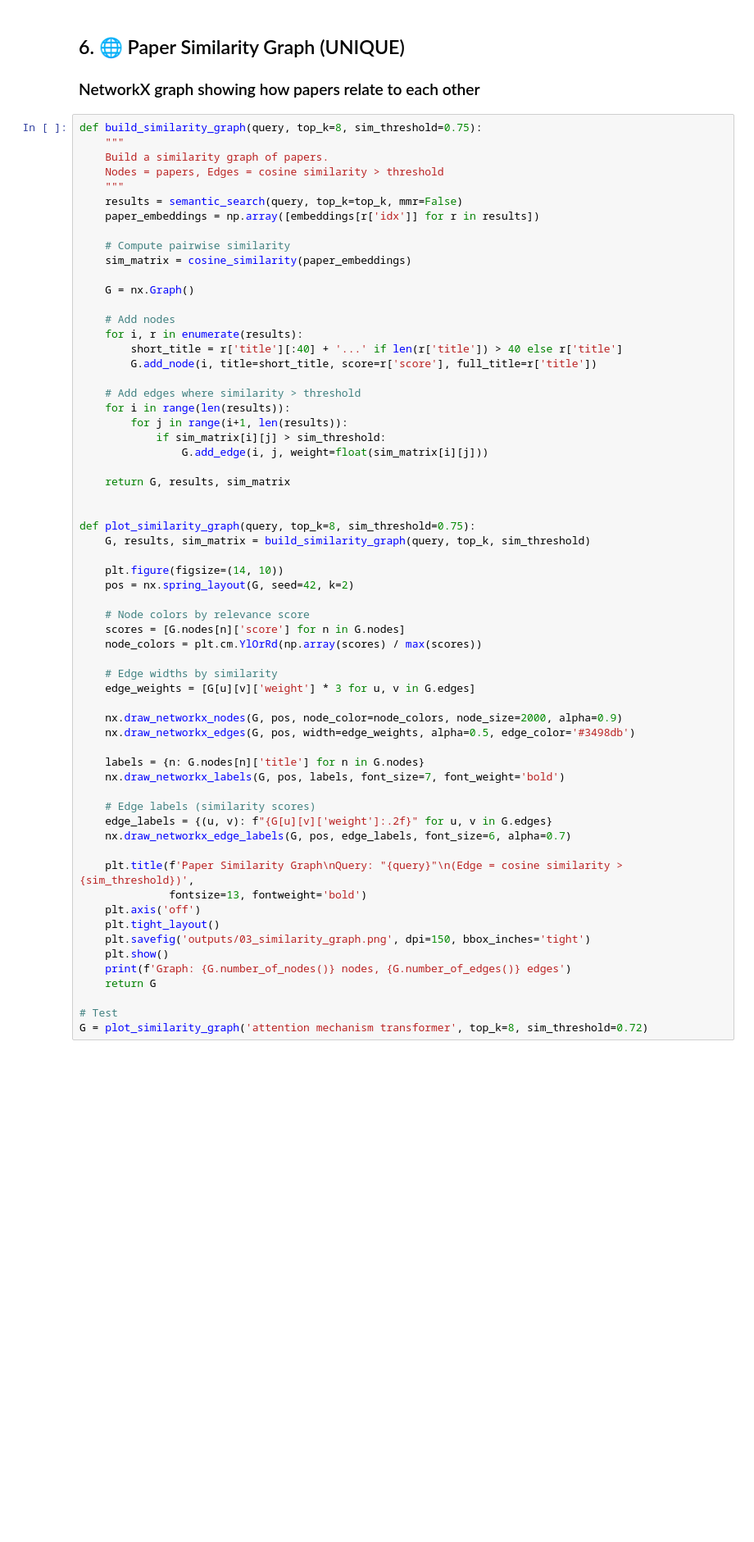
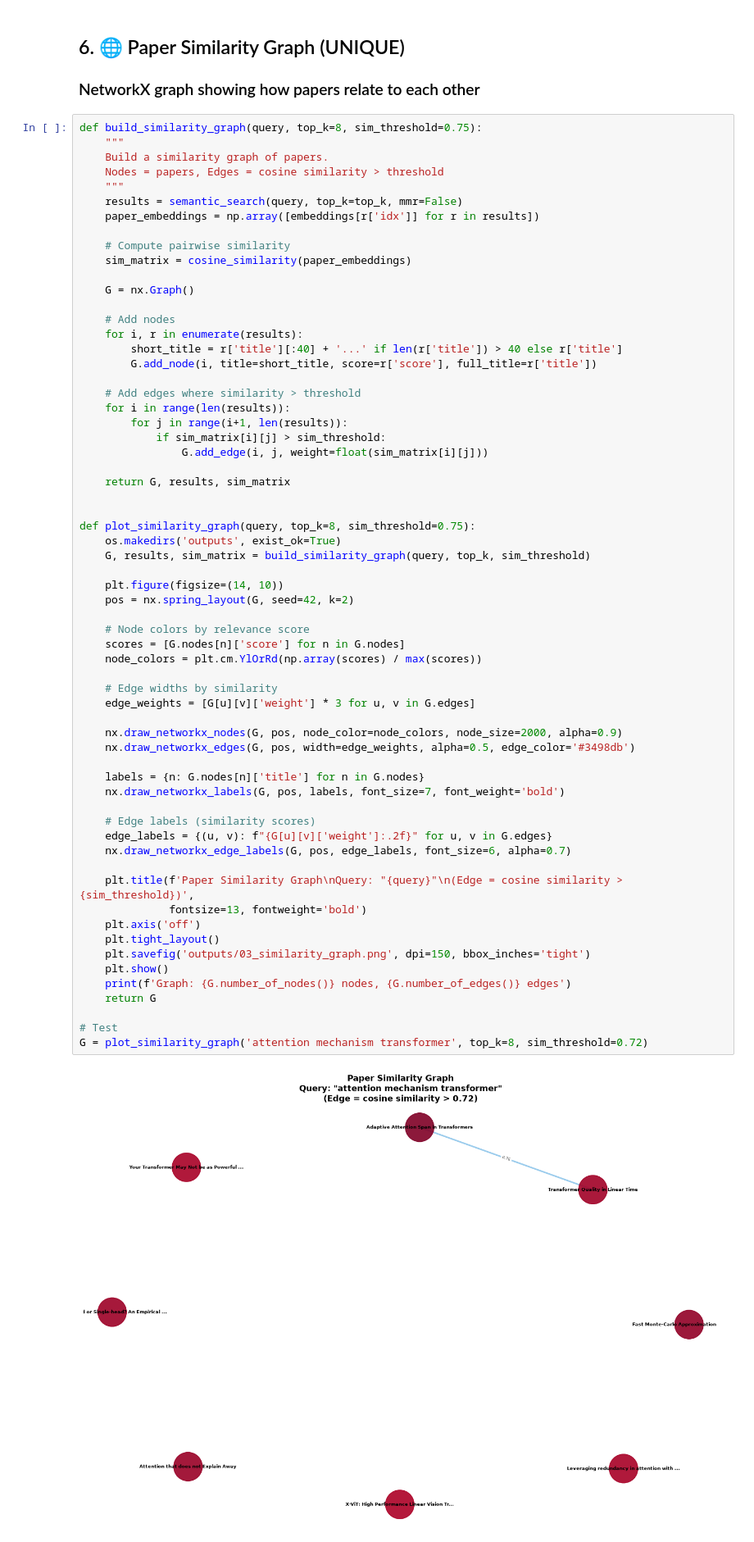
Before and after one commit to arch-ship/AI-Research-Paper-Intelligence-System, a Jupyter notebook: notebooks/02_App_and_Features.ipynb, the cells around one changed output. Shown at 82% size. Saved outputs shown, nothing was run; the diff lists cells and outputs as text; blank space fills up the shorter version.

```diff
--- a/notebooks/02_App_and_Features.ipynb
+++ b/notebooks/02_App_and_Features.ipynb
@@ -174,36 +208,39 @@ def build_similarity_graph(query, top_k=8, sim_threshold=0.75):
 
 
 def plot_similarity_graph(query, top_k=8, sim_threshold=0.75):
+    os.makedirs('outputs', exist_ok=True)
     G, results, sim_matrix = build_similarity_graph(query, top_k, sim_threshold)
 
     plt.figure(figsize=(14, 10))
     pos = nx.spring_layout(G, seed=42, k=2)
 
     # Node colors by relevance score
     scores = [G.nodes[n]['score'] for n in G.nodes]
     node_colors = plt.cm.YlOrRd(np.array(scores) / max(scores))
 
     # Edge widths by similarity
     edge_weights = [G[u][v]['weight'] * 3 for u, v in G.edges]
 
     nx.draw_networkx_nodes(G, pos, node_color=node_colors, node_size=2000, alpha=0.9)
     nx.draw_networkx_edges(G, pos, width=edge_weights, alpha=0.5, edge_color='#3498db')
 
     labels = {n: G.nodes[n]['title'] for n in G.nodes}
     nx.draw_networkx_labels(G, pos, labels, font_size=7, font_weight='bold')
 
     # Edge labels (similarity scores)
     edge_labels = {(u, v): f"{G[u][v]['weight']:.2f}" for u, v in G.edges}
     nx.draw_networkx_edge_labels(G, pos, edge_labels, font_size=6, alpha=0.7)
 
     plt.title(f'Paper Similarity Graph\nQuery: "{query}"\n(Edge = cosine similarity > {sim_threshold})',
               fontsize=13, fontweight='bold')
     plt.axis('off')
     plt.tight_layout()
     plt.savefig('outputs/03_similarity_graph.png', dpi=150, bbox_inches='tight')
     plt.show()
     print(f'Graph: {G.number_of_nodes()} nodes, {G.number_of_edges()} edges')
     return G
 
 # Test
 G = plot_similarity_graph('attention mechanism transformer', top_k=8, sim_threshold=0.72)
+# %% [output]
+[figure, added]
```
Also changed, not shown: parts of 12 cells of this notebook.
